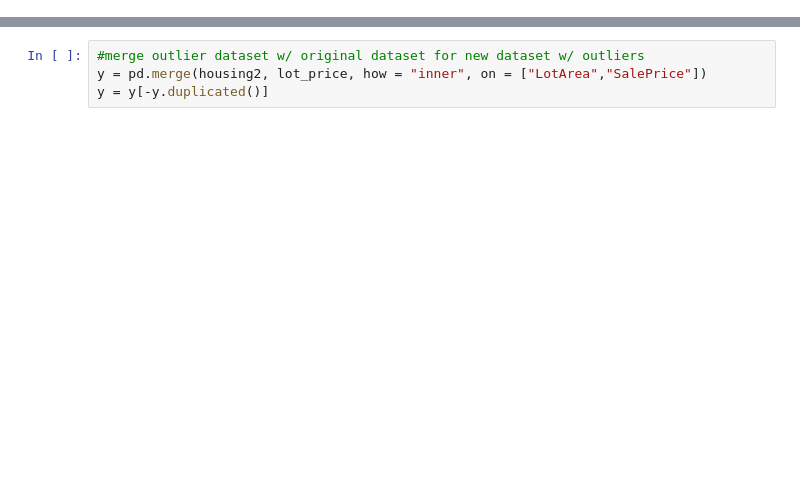
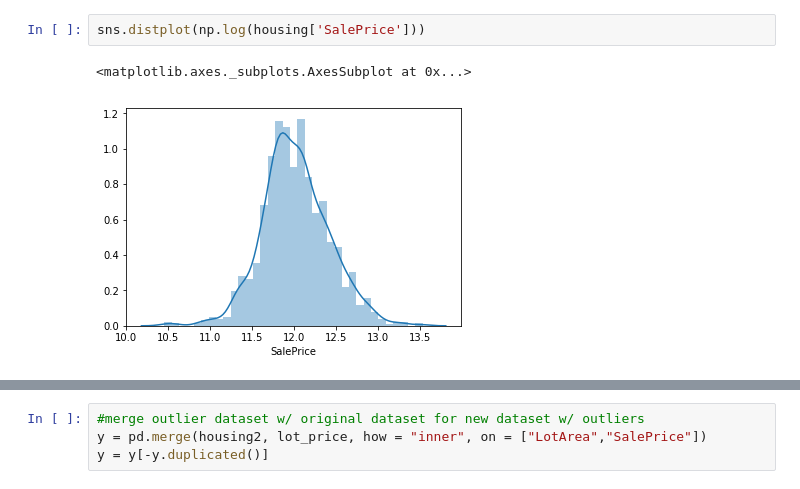
Before and after one commit to mjoy296/Machine-Learning-Project, a Jupyter notebook: Housing_clean.ipynb, the cells around one changed output, grey strips where cells are left out. Cells and saved outputs as stored; diff of their text form; blank space fills up the shorter version.

```diff
--- a/Housing_clean.ipynb
+++ b/Housing_clean.ipynb
@@ -82,0 +87,5 @@ gghhg
+# %%
+sns.distplot(np.log(housing['SalePrice']))
+# %% [output]
+<matplotlib.axes._subplots.AxesSubplot at 0x...>
+[figure, added]
```
Also changed, not shown: parts of 23 cells of this notebook.
